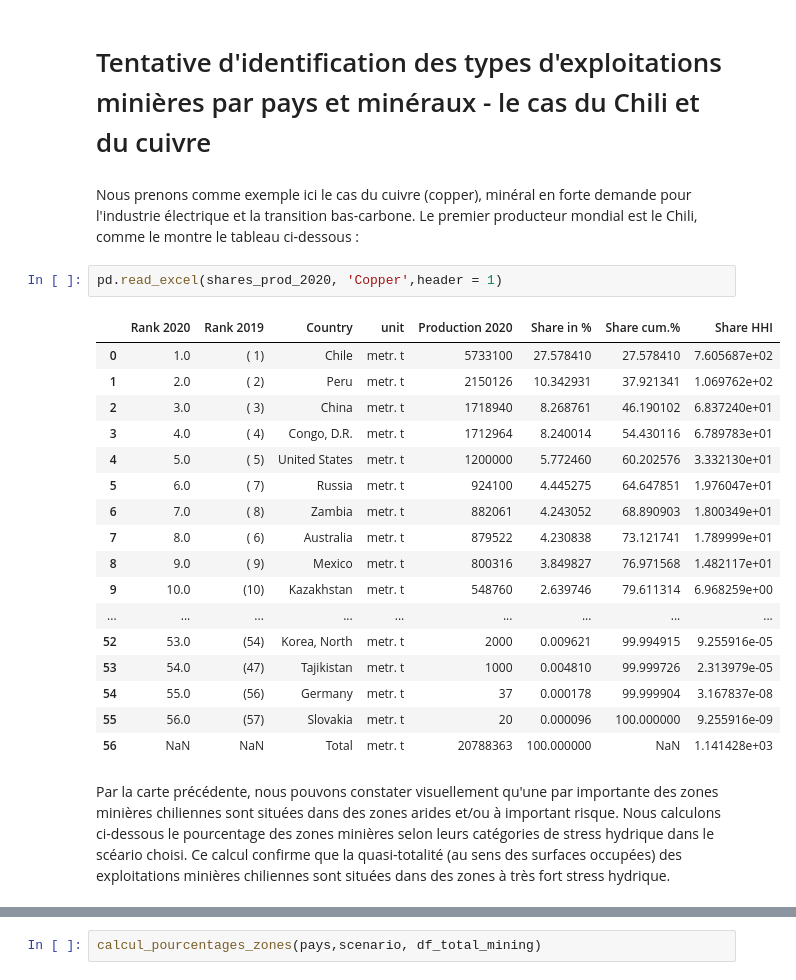
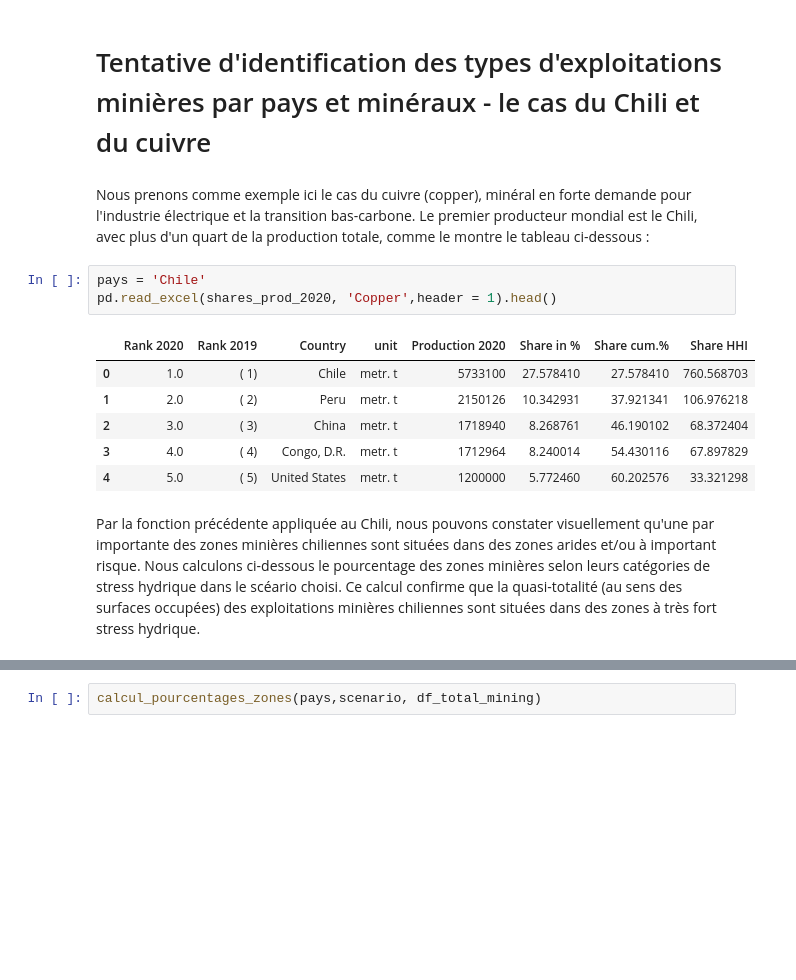
Before and after one commit to Suzie14/Mines, a Jupyter notebook: Main.ipynb, the cells around one changed output, grey strips where cells are left out. Cells and saved outputs as stored; diff of their text form; blank space fills up the shorter version.

Commit message:
v intermédiaire avec rédaction - reste assign et ensuite

```diff
--- a/Main.ipynb
+++ b/Main.ipynb
@@ -89,26 +100,16 @@ visualisation_zones_pays(pays,scenario, df, df_total)
 # Tentative d'identification des types d'exploitations minières par pays et minéraux - le cas du Chili et du cuivre
 # %% [markdown]
 Nous prenons comme exemple ici le cas du cuivre (copper), minéral en forte demande pour l'industrie électrique et la transition bas-carbone.
-Le premier producteur mondial est le Chili, comme le montre le tableau ci-dessous :
+Le premier producteur mondial est le Chili, avec plus d'un quart de la production totale, comme le montre le tableau ci-dessous :
 # %%
-pd.read_excel(shares_prod_2020, 'Copper',header = 1)
+pays = 'Chile'
+pd.read_excel(shares_prod_2020, 'Copper',header = 1).head()
 # %% [output]
 |  | Rank 2020 | Rank 2019 | Country | unit | Production 2020 | Share in % | Share cum.% | Share HHI |
-| 0 | 1.0 | ( 1) | Chile | metr. t | 5733100 | 27.578410 | 27.578410 | 7.605687e+02 |
-| 1 | 2.0 | ( 2) | Peru | metr. t | 2150126 | 10.342931 | 37.921341 | 1.069762e+02 |
-| 2 | 3.0 | ( 3) | China | metr. t | 1718940 | 8.268761 | 46.190102 | 6.837240e+01 |
-| 3 | 4.0 | ( 4) | Congo, D.R. | metr. t | 1712964 | 8.240014 | 54.430116 | 6.789783e+01 |
-| 4 | 5.0 | ( 5) | United States | metr. t | 1200000 | 5.772460 | 60.202576 | 3.332130e+01 |
-| 5 | 6.0 | ( 7) | Russia | metr. t | 924100 | 4.445275 | 64.647851 | 1.976047e+01 |
-| 6 | 7.0 | ( 8) | Zambia | metr. t | 882061 | 4.243052 | 68.890903 | 1.800349e+01 |
-| 7 | 8.0 | ( 6) | Australia | metr. t | 879522 | 4.230838 | 73.121741 | 1.789999e+01 |
-| 8 | 9.0 | ( 9) | Mexico | metr. t | 800316 | 3.849827 | 76.971568 | 1.482117e+01 |
-| 9 | 10.0 | (10) | Kazakhstan | metr. t | 548760 | 2.639746 | 79.611314 | 6.968259e+00 |
-| ... | ... | ... | ... | ... | ... | ... | ... | ... |
-| 52 | 53.0 | (54) | Korea, North | metr. t | 2000 | 0.009621 | 99.994915 | 9.255916e-05 |
-| 53 | 54.0 | (47) | Tajikistan | metr. t | 1000 | 0.004810 | 99.999726 | 2.313979e-05 |
-| 54 | 55.0 | (56) | Germany | metr. t | 37 | 0.000178 | 99.999904 | 3.167837e-08 |
-| 55 | 56.0 | (57) | Slovakia | metr. t | 20 | 0.000096 | 100.000000 | 9.255916e-09 |
-| 56 | NaN | NaN | Total | metr. t | 20788363 | 100.000000 | NaN | 1.141428e+03 |
+| 0 | 1.0 | ( 1) | Chile | metr. t | 5733100 | 27.578410 | 27.578410 | 760.568703 |
+| 1 | 2.0 | ( 2) | Peru | metr. t | 2150126 | 10.342931 | 37.921341 | 106.976218 |
+| 2 | 3.0 | ( 3) | China | metr. t | 1718940 | 8.268761 | 46.190102 | 68.372404 |
+| 3 | 4.0 | ( 4) | Congo, D.R. | metr. t | 1712964 | 8.240014 | 54.430116 | 67.897829 |
+| 4 | 5.0 | ( 5) | United States | metr. t | 1200000 | 5.772460 | 60.202576 | 33.321298 |
 # %% [markdown]
-Par la carte précédente, nous pouvons constater visuellement qu'une par importante des zones minières chiliennes sont situées dans des zones arides et/ou à important risque. Nous calculons ci-dessous le pourcentage des zones minières selon leurs catégories de stress hydrique dans le scéario choisi. Ce calcul confirme que la quasi-totalité (au sens des surfaces occupées) des exploitations minières chiliennes sont situées dans des zones à très fort stress hydrique.
+Par la fonction précédente appliquée au Chili, nous pouvons constater visuellement qu'une par importante des zones minières chiliennes sont situées dans des zones arides et/ou à important risque. Nous calculons ci-dessous le pourcentage des zones minières selon leurs catégories de stress hydrique dans le scéario choisi. Ce calcul confirme que la quasi-totalité (au sens des surfaces occupées) des exploitations minières chiliennes sont situées dans des zones à très fort stress hydrique.
```
Also changed, not shown: parts of 26 cells of this notebook.
